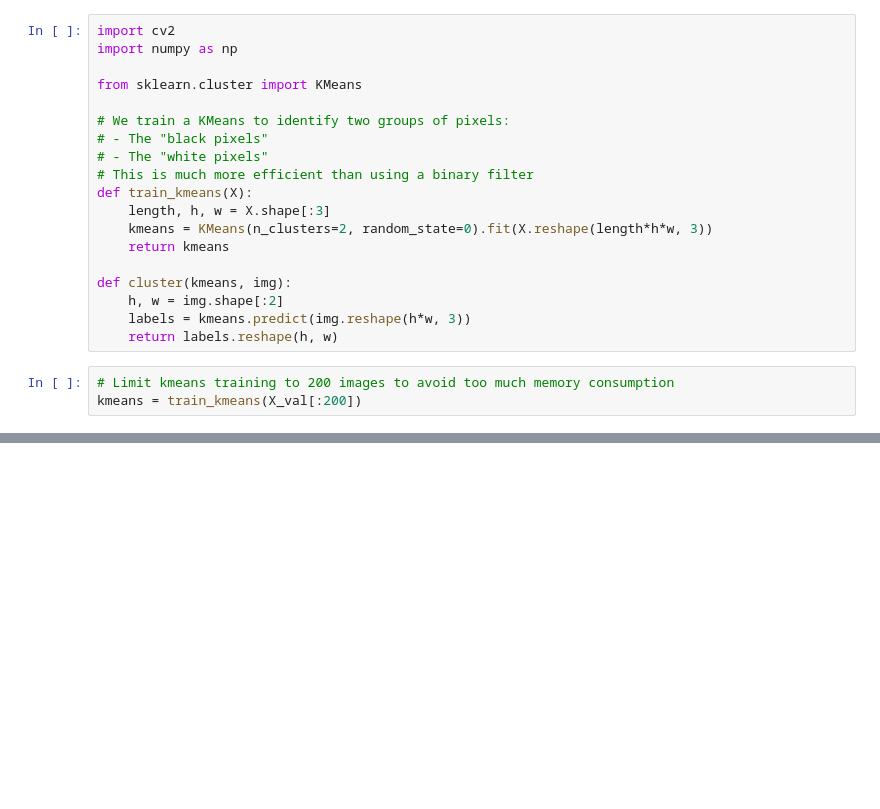
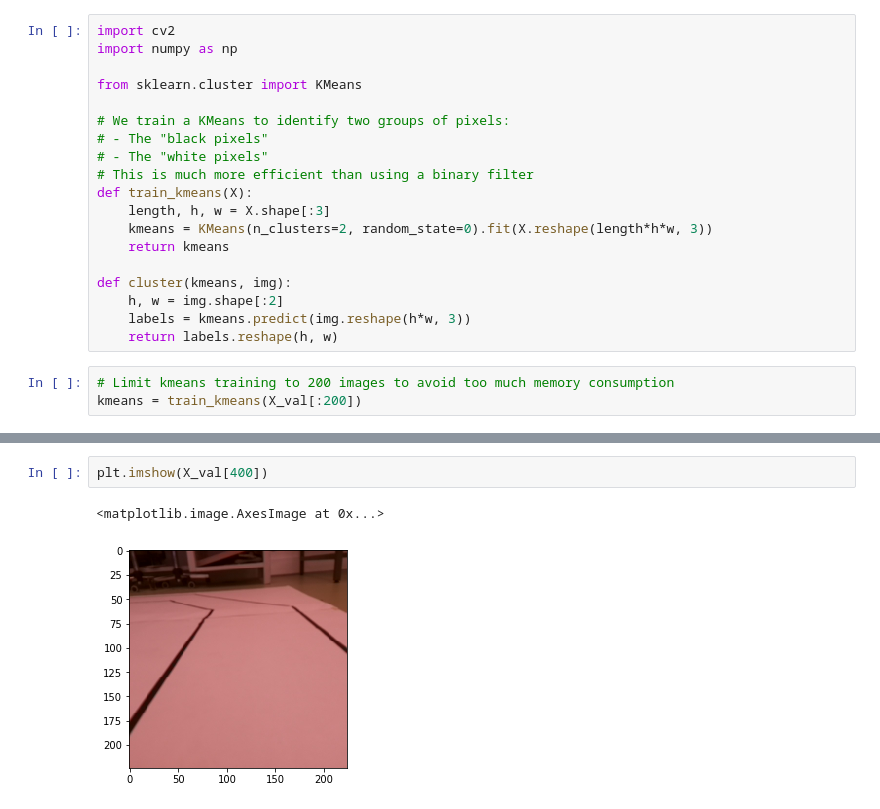
Before and after one commit to cs-isia-racer/notebooks, a Jupyter notebook: src/pixel_clusters.ipynb, the cells around one changed output, grey strips where cells are left out. Saved outputs shown, nothing was run; the diff lists cells and outputs as text; blank space fills up the shorter version.

```diff
--- a/src/pixel_clusters.ipynb
+++ b/src/pixel_clusters.ipynb
@@ -115 +112,6 @@ plt.imshow(cluster(kmeans, X_val[200]))
+# %%
+plt.imshow(X_val[400])
+# %% [output]
+<matplotlib.image.AxesImage at 0x...>
+[figure, added]
 # %%
```
Also changed, not shown: parts of 12 cells of this notebook, 1 other file.
